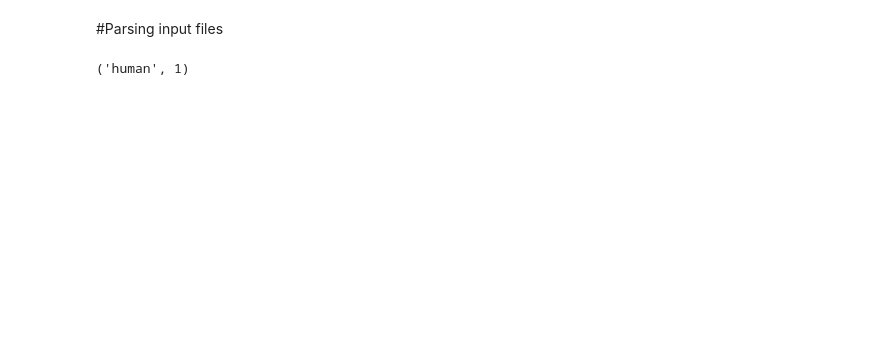
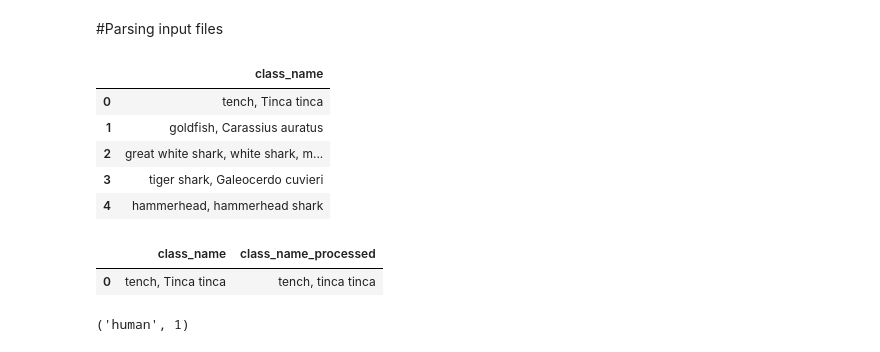
Before and after one commit to OlegBEZb/MLHack_non_copyrighted, a Jupyter notebook: BigGAN/main.ipynb, the cells around one changed output. Cells and saved outputs as stored; diff of their text form; code cells hidden in the pictures; blank space fills up the shorter version.

```diff
--- a/BigGAN/main.ipynb
+++ b/BigGAN/main.ipynb
@@ -1147,5 +1141,22 @@ Mounted at /content/drive
 # %% [markdown]
 #Parsing input files
+# %%
+imagenet_classes_df = pd.DataFrame(imagenet_classes_mapping.values(), columns=['class_name'])
+imagenet_classes_df.head()
+# %% [output]
+|  | class_name |
+| 0 | tench, Tinca tinca |
+| 1 | goldfish, Carassius auratus |
+| 2 | great white shark, white shark, m... |
+| 3 | tiger shark, Galeocerdo cuvieri |
+| 4 | hammerhead, hammerhead shark |
+# %%
+stemmer= PorterStemmer()
+imagenet_classes_df['class_name_processed'] = imagenet_classes_df['class_name'].apply(lambda x: stemmer.stem(x))
+imagenet_classes_df.head(1)
+# %% [output]
+|  | class_name | class_name_processed |
+| 0 | tench, Tinca tinca | tench, tinca tinca |
 # %%
 input_text_filename = "request_from_frontend.txt"
 # with open(os.path.join(data_folder, input_text_filename), "w") as text_file:
```
Also changed, not shown: parts of 16 cells of this notebook.
